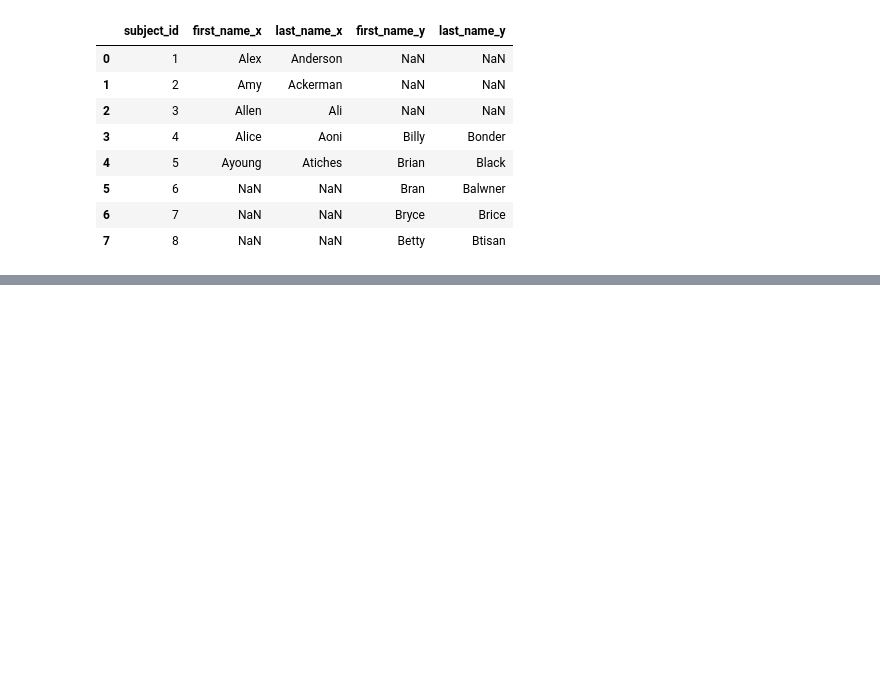
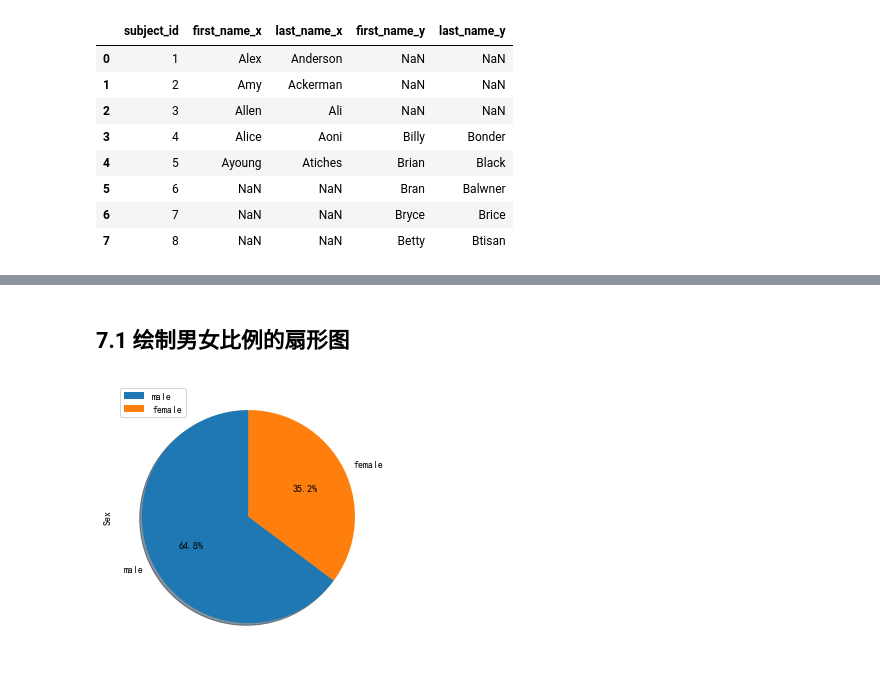
Before and after one commit to GuangwenSi/PDandNP, a Jupyter notebook: pandas实战.ipynb, the cells around one changed output, grey strips where cells are left out. Drawn from its saved outputs; the diff is of its cells as text; code cells hidden in the pictures; blank space fills up the shorter version.

```diff
--- a/pandas实战.ipynb
+++ b/pandas实战.ipynb
@@ -464,0 +678,3 @@ pd.merge(data1,data2,on='subject_id',how='outer')  # outer 就是所有可能的
+# %%
+data = pd.read_csv('./exercise_data/train.csv')
+data.head()
@@ -464,0 +688,13 @@ pd.merge(data1,data2,on='subject_id',how='outer')  # outer 就是所有可能的
+# %% [markdown]
+## 7.1 绘制男女比例的扇形图
+# %%
+data.set_index('PassengerId')
+num_males_females = data['Sex'].value_counts()
+males = (data['Sex']=='male').sum()
+males
+type(num_males_females)
+df_males_femals = pd.DataFrame(num_males_females)
+df_males_femals.plot.pie(shadow=True,subplots=True,startangle = 90, autopct = '%1.1f%%')
+plt.tight_layout()
+# %% [output]
+[figure, added]
```
Also changed, not shown: parts of 51 cells of this notebook, 1 other file.
